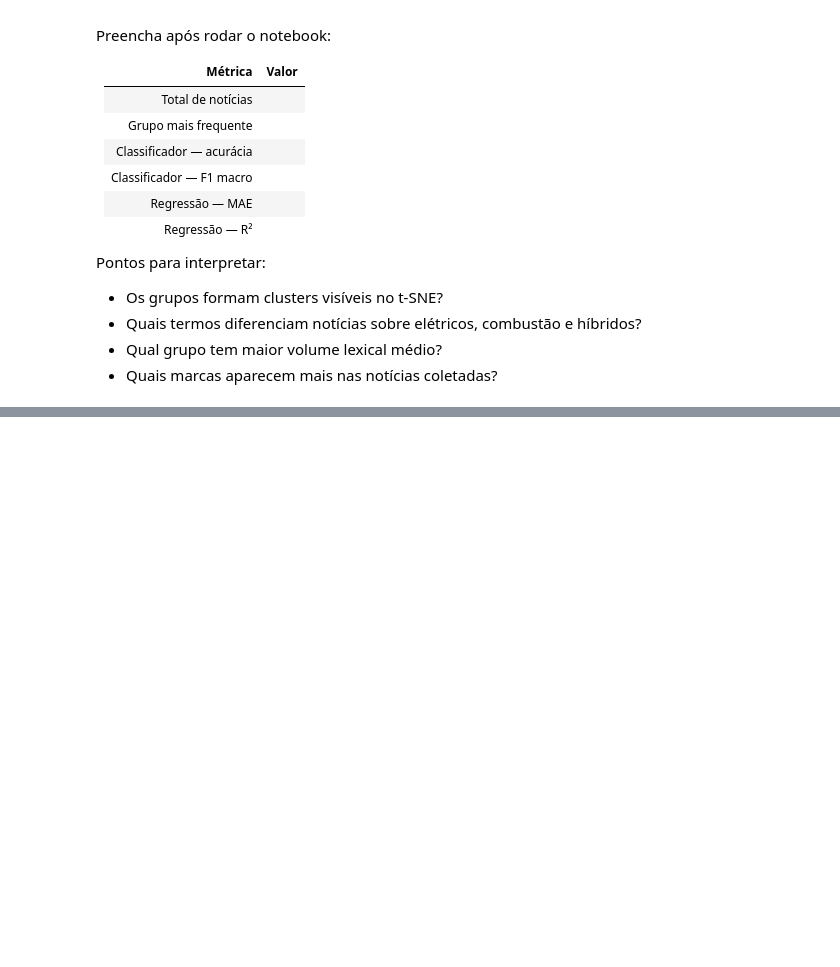
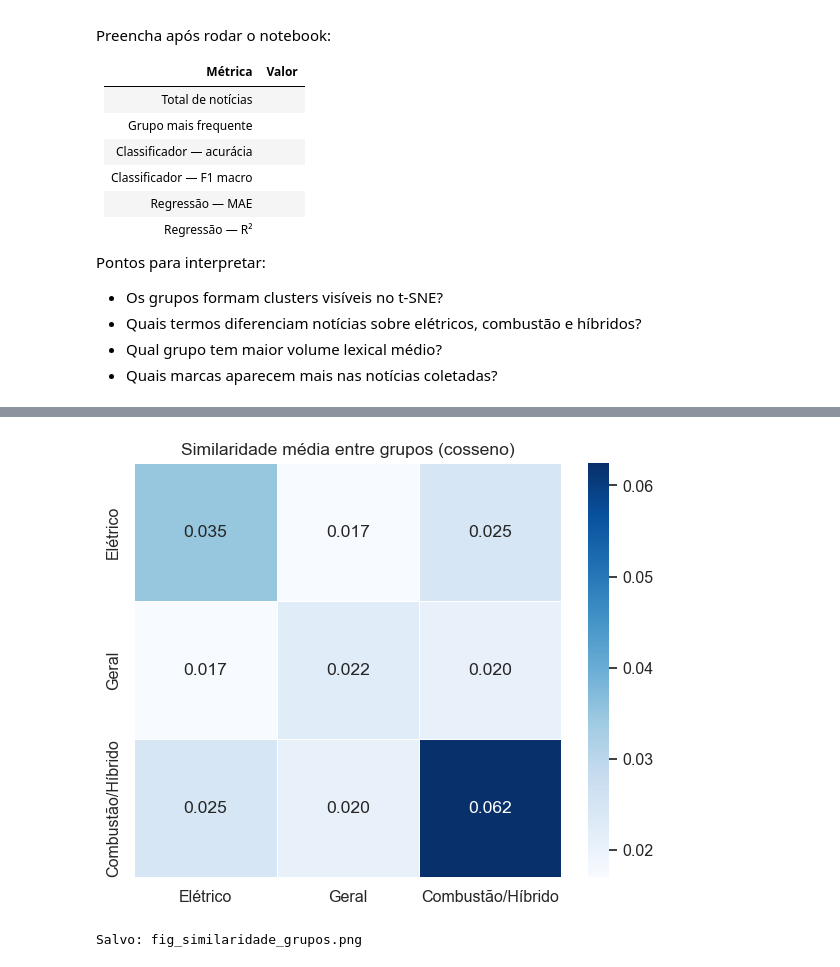
Before and after one commit to muvilani/analise_site_motor1_uol, a Jupyter notebook: 03_analise.ipynb, the cells around one changed output, grey strips where cells are left out. Cells and saved outputs as stored; diff of their text form; code cells hidden in the pictures; blank space fills up the shorter version.

```diff
--- a/03_analise.ipynb
+++ b/03_analise.ipynb
@@ -367,0 +526,22 @@ Pontos para interpretar:
+# %%
+# Heatmap de similaridade média por grupo
+grupos_uniq = df["grupo3"].unique()
+n_g = len(grupos_uniq)
+grupo_idx = {g: df[df["grupo3"] == g].index.tolist() for g in grupos_uniq}
+
+sim_grupos = pd.DataFrame(index=grupos_uniq, columns=grupos_uniq, dtype=float)
+for g1 in grupos_uniq:
+    for g2 in grupos_uniq:
+        bloco = sim_matrix[np.ix_(grupo_idx[g1], grupo_idx[g2])]
+        sim_grupos.loc[g1, g2] = bloco.mean()
+
+fig, ax = plt.subplots(figsize=(6, 5))
+sns.heatmap(sim_grupos.astype(float), annot=True, fmt=".3f", cmap="Blues", ax=ax, linewidths=0.5)
+ax.set_title("Similaridade média entre grupos (cosseno)")
+plt.tight_layout()
+plt.savefig("fig_similaridade_grupos.png", dpi=150, bbox_inches="tight")
+plt.show()
+print("Salvo: fig_similaridade_grupos.png")
+# %% [output]
+[figure, added]
+Salvo: fig_similaridade_grupos.png
```
Also changed, not shown: parts of 24 cells of this notebook.
